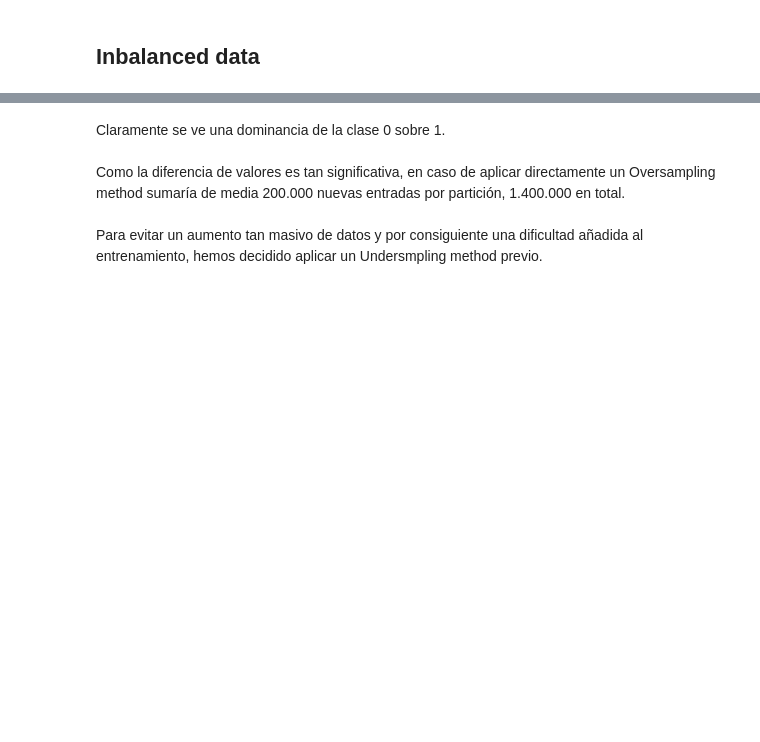
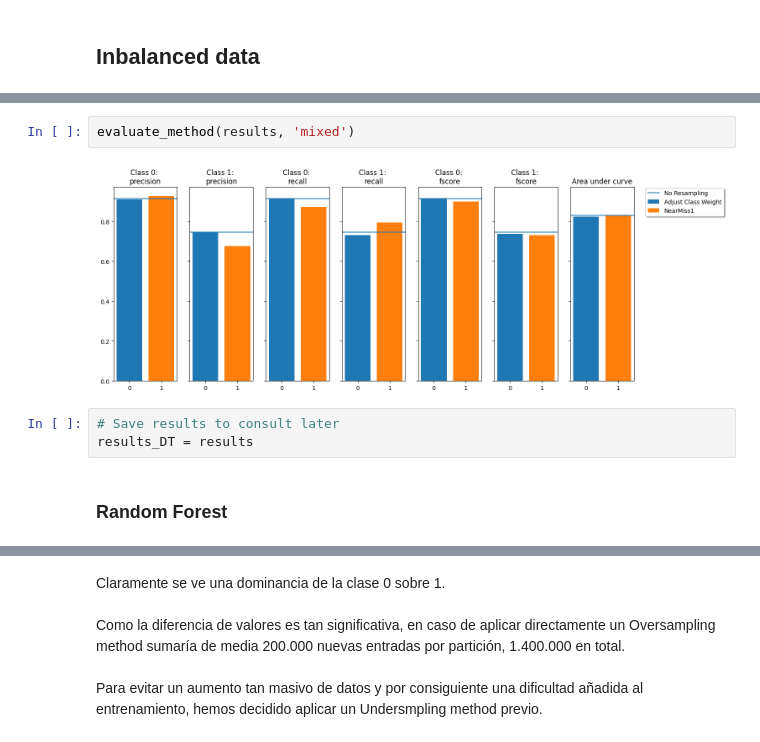
Before and after one commit to kliniik/Practica_AAI_1, a Jupyter notebook: preprocess.ipynb, the cells around one changed output, grey strips where cells are left out. Cells and saved outputs as stored; diff of their text form; blank space fills up the shorter version.

```diff
--- a/preprocess.ipynb
+++ b/preprocess.ipynb
@@ -954,0 +1194,9 @@ print(columnas_seleccionadas)
+# %%
+evaluate_method(results, 'mixed')
+# %% [output]
+[figure, added]
+# %%
+# Save results to consult later
+results_DT = results
+# %% [markdown]
+### Random Forest
```
Also changed, not shown: parts of 57 cells of this notebook.
